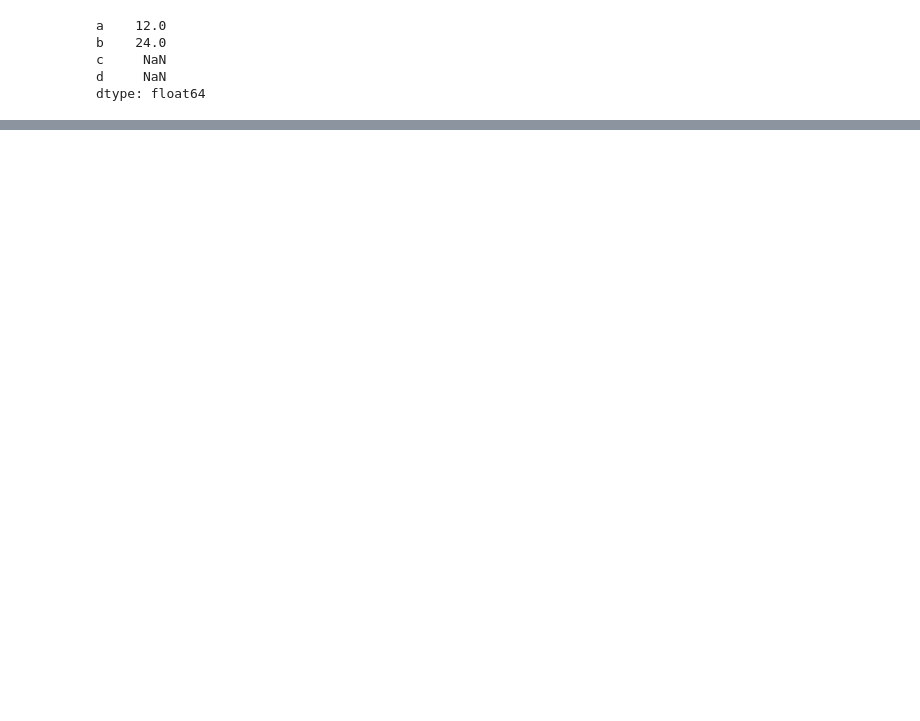
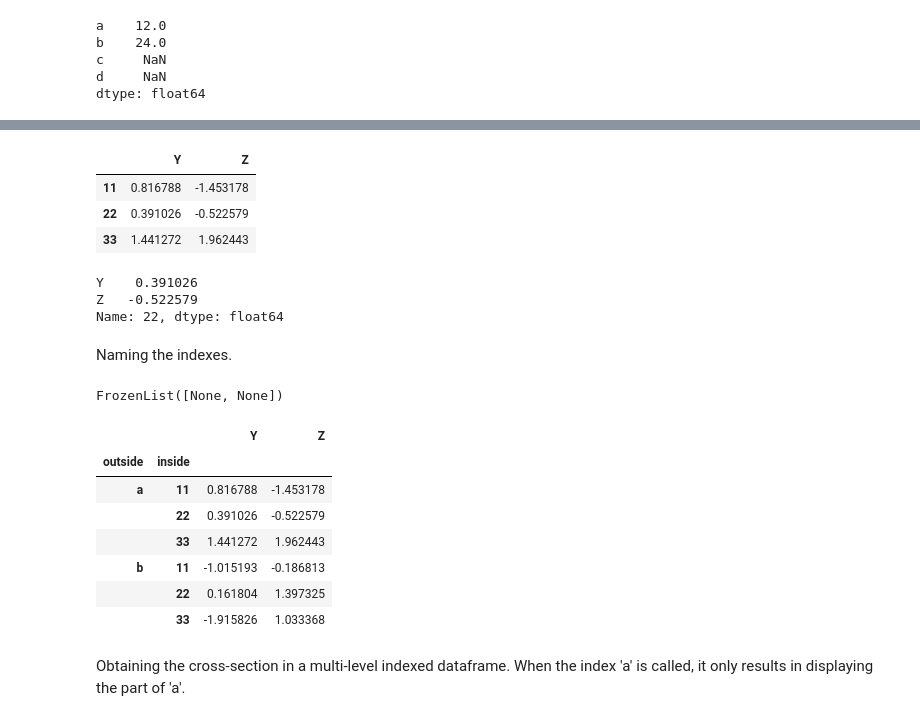
Before and after one commit to jayashree8/Machine_learning_EDA, a Jupyter notebook: Guide/Pandas/Pandas.ipynb, the cells around one changed output, grey strips where cells are left out. Cells and saved outputs as stored; diff of their text form; code cells hidden in the pictures; blank space fills up the shorter version.

```diff
--- a/Guide/Pandas/Pandas.ipynb
+++ b/Guide/Pandas/Pandas.ipynb
@@ -116,0 +354,3 @@ dtype: float64
+# %%
+index_level = list(zip(list1,list2))
+index_level
@@ -116,0 +359,3 @@ dtype: float64
+# %%
+index_level = pd.MultiIndex.from_tuples(index_level)
+index_level
@@ -116,0 +372,3 @@ dtype: float64
+# %%
+dataframe2 = pd.DataFrame(randn(6,2), index_level, ['Y','Z'])
+dataframe2
@@ -116,0 +383,34 @@ dtype: float64
+# %%
+dataframe2.loc['a']
+# %% [output]
+|  | Y | Z |
+| 11 | 0.816788 | -1.453178 |
+| 22 | 0.391026 | -0.522579 |
+| 33 | 1.441272 | 1.962443 |
+# %%
+dataframe2.loc['a'].loc[22]
+# %% [output]
+Y    0.391026
+Z   -0.522579
+Name: 22, dtype: float64
+# %% [markdown]
+Naming the indexes.
+# %%
+dataframe2.index.names
+# %% [output]
+FrozenList([None, None])
+# %%
+dataframe2.index.names = ['outside', 'inside']
+# %%
+dataframe2
+# %% [output]
+|  |  | Y | Z |
+| outside | inside |  |  |
+| a | 11 | 0.816788 | -1.453178 |
+|  | 22 | 0.391026 | -0.522579 |
+|  | 33 | 1.441272 | 1.962443 |
+| b | 11 | -1.015193 | -0.186813 |
+|  | 22 | 0.161804 | 1.397325 |
+|  | 33 | -1.915826 | 1.033368 |
+# %% [markdown]
+Obtaining the cross-section in a multi-level indexed dataframe. When the index 'a' is called, it only results in displaying the part of 'a'.
```
Also changed, not shown: parts of 81 cells of this notebook.
